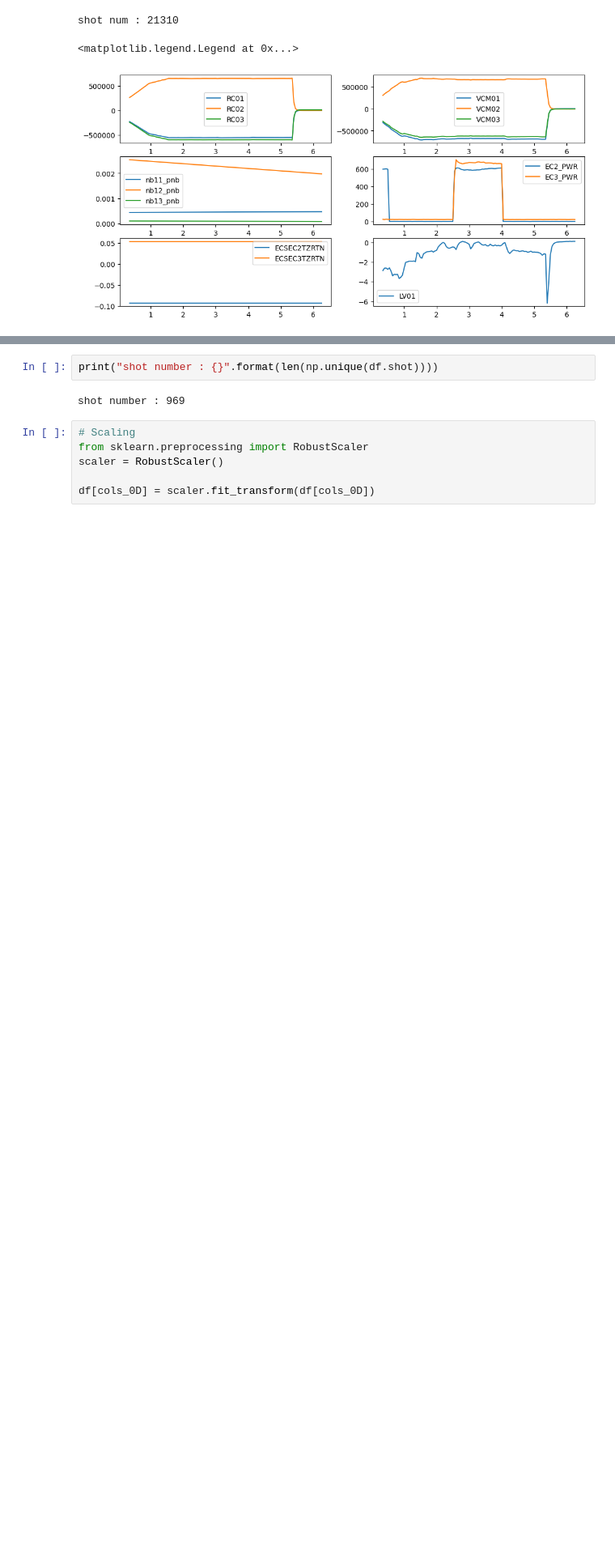
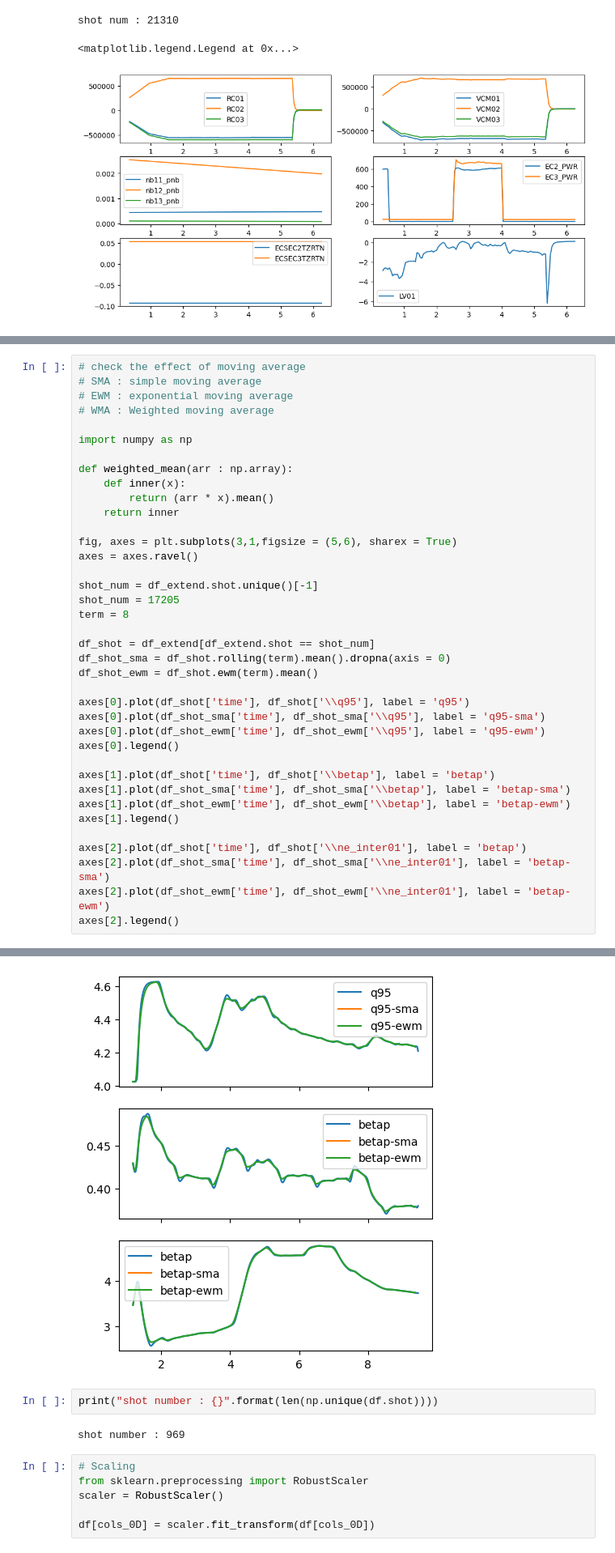
Before and after one commit to ZINZINBIN/Tokamak-Plasma-Operation-Control-based-on-RL, a Jupyter notebook: EDA.ipynb, the cells around one changed output, grey strips where cells are left out. Shown at 81% size. Saved outputs shown, nothing was run; the diff lists cells and outputs as text; blank space fills up the shorter version.

```diff
--- a/EDA.ipynb
+++ b/EDA.ipynb
@@ -220,0 +219,39 @@ axes[1].legend()
+# %%
+# check the effect of moving average
+# SMA : simple moving average
+# EWM : exponential moving average
+# WMA : Weighted moving average
+
+import numpy as np
+
+def weighted_mean(arr : np.array):
+    def inner(x):
+        return (arr * x).mean()
+    return inner
+
+fig, axes = plt.subplots(3,1,figsize = (5,6), sharex = True)
+axes = axes.ravel()
+
+shot_num = df_extend.shot.unique()[-1]
+shot_num = 17205
+term = 8
+
+df_shot = df_extend[df_extend.shot == shot_num]
+df_shot_sma = df_shot.rolling(term).mean().dropna(axis = 0)
+df_shot_ewm = df_shot.ewm(term).mean()
+
+axes[0].plot(df_shot['time'], df_shot['\\q95'], label = 'q95')
+axes[0].plot(df_shot_sma['time'], df_shot_sma['\\q95'], label = 'q95-sma')
+axes[0].plot(df_shot_ewm['time'], df_shot_ewm['\\q95'], label = 'q95-ewm')
+axes[0].legend()
+
+axes[1].plot(df_shot['time'], df_shot['\\betap'], label = 'betap')
+axes[1].plot(df_shot_sma['time'], df_shot_sma['\\betap'], label = 'betap-sma')
+axes[1].plot(df_shot_ewm['time'], df_shot_ewm['\\betap'], label = 'betap-ewm')
+axes[1].legend()
+
+axes[2].plot(df_shot['time'], df_shot['\\ne_inter01'], label = 'betap')
+axes[2].plot(df_shot_sma['time'], df_shot_sma['\\ne_inter01'], label = 'betap-sma')
+axes[2].plot(df_shot_ewm['time'], df_shot_ewm['\\ne_inter01'], label = 'betap-ewm')
+axes[2].legend()
+# %% [output]
@@ -221,3 +259,4 @@ axes[1].legend()
+[figure, added]
 # %%
 print("shot number : {}".format(len(np.unique(df.shot))))
 # %% [output]
```
Also changed, not shown: parts of 8 cells of this notebook, 24 other files.
